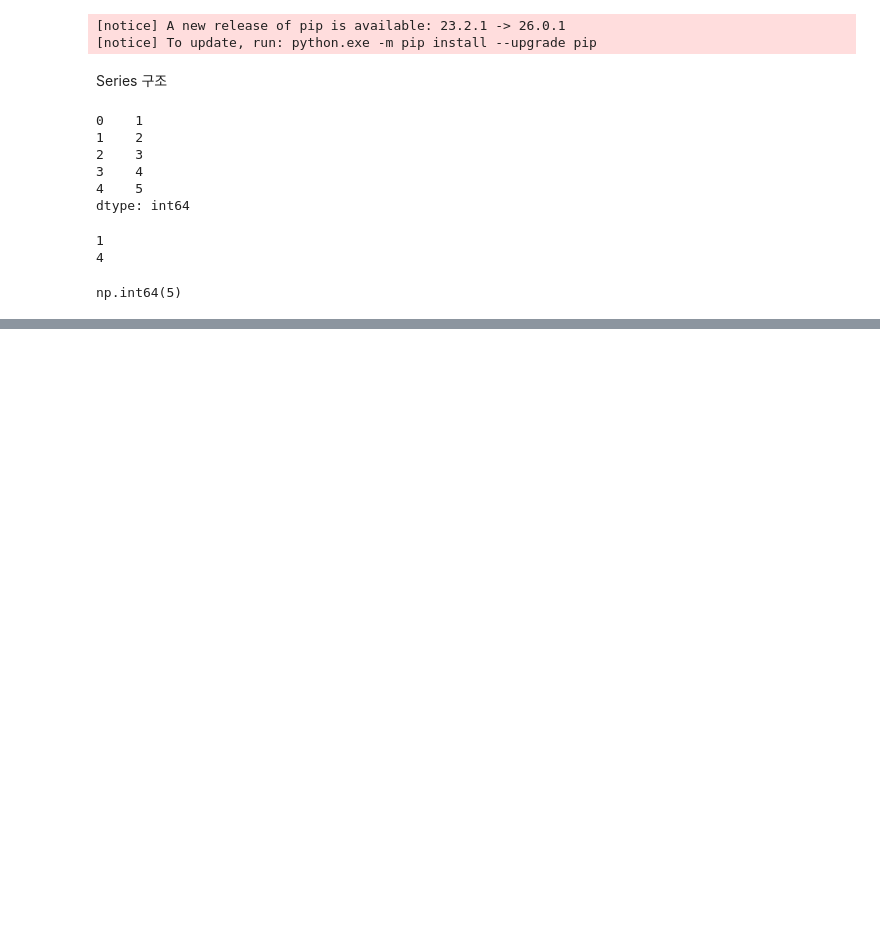
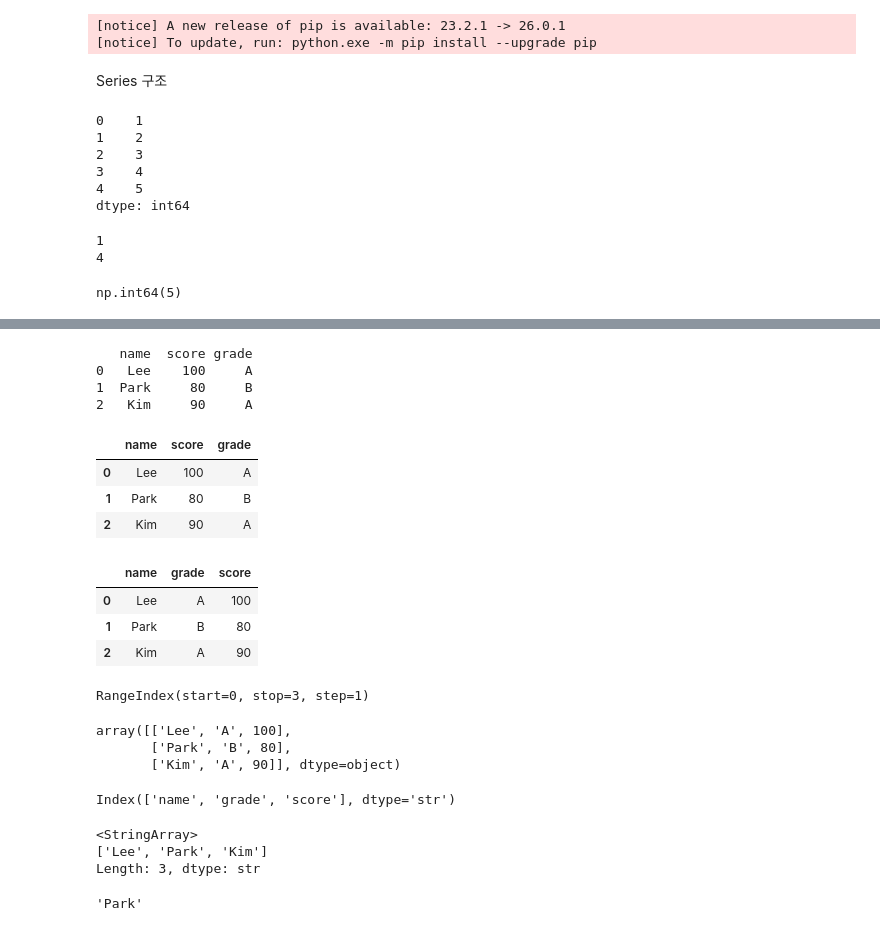
Before and after one commit to piyonoky-maker/python, a Jupyter notebook: 15판다스/Pandas_01.ipynb, the cells around one changed output, grey strips where cells are left out. Cells and saved outputs as stored; diff of their text form; code cells hidden in the pictures; blank space fills up the shorter version.

```diff
--- a/15판다스/Pandas_01.ipynb
+++ b/15판다스/Pandas_01.ipynb
@@ -69,0 +163,51 @@ np.int64(5)
+# %%
+print(df)
+display(df)
+# %% [output]
+   name  score grade
+0   Lee    100     A
+1  Park     80     B
+2   Kim     90     A
+|  | name | score | grade |
+| 0 | Lee | 100 | A |
+| 1 | Park | 80 | B |
+| 2 | Kim | 90 | A |
+# %%
+# 컬럼 순서 지정하기
+data = {
+  'name': ['Lee', 'Park', 'Kim'],
+  'score': [100, 80, 90],
+  'grade': ['A', 'B', 'A']
+}
+# import pandas as pd
+df = pd.DataFrame(data, columns=['name', 'grade', 'score'])
+df
+# %% [output]
+|  | name | grade | score |
+| 0 | Lee | A | 100 |
+| 1 | Park | B | 80 |
+| 2 | Kim | A | 90 |
+# %%
+df.index
+# %% [output]
+RangeIndex(start=0, stop=3, step=1)
+# %%
+df.values
+# %% [output]
+array([['Lee', 'A', 100],
+       ['Park', 'B', 80],
+       ['Kim', 'A', 90]], dtype=object)
+# %%
+df.columns
+# %% [output]
+Index(['name', 'grade', 'score'], dtype='str')
+# %%
+df['name'].values
+# %% [output]
+<StringArray>
+['Lee', 'Park', 'Kim']
+Length: 3, dtype: str
+# %%
+df.loc[1, 'name']
+# %% [output]
+'Park'
```
Also changed, not shown: parts of 50 cells of this notebook, 12 other files.
